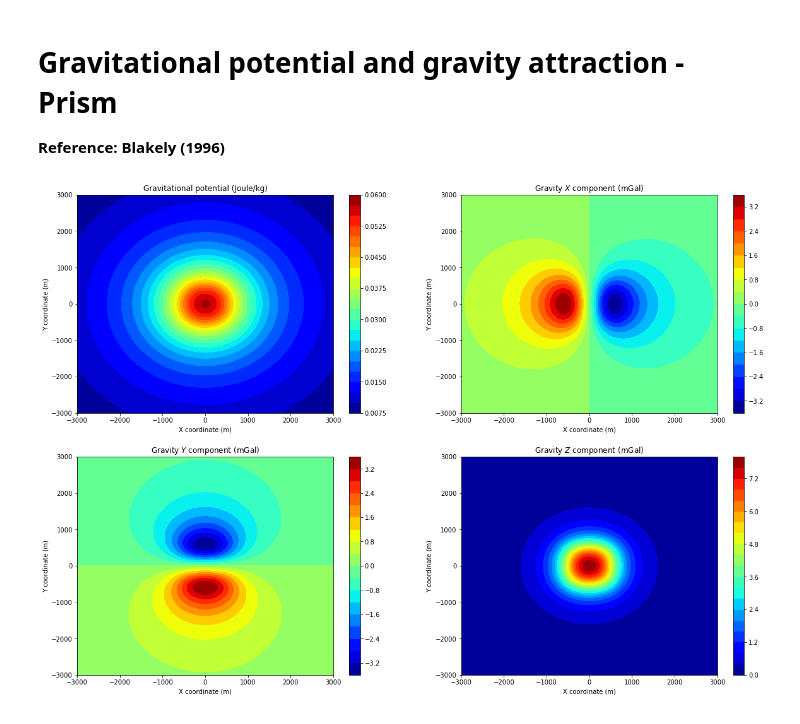
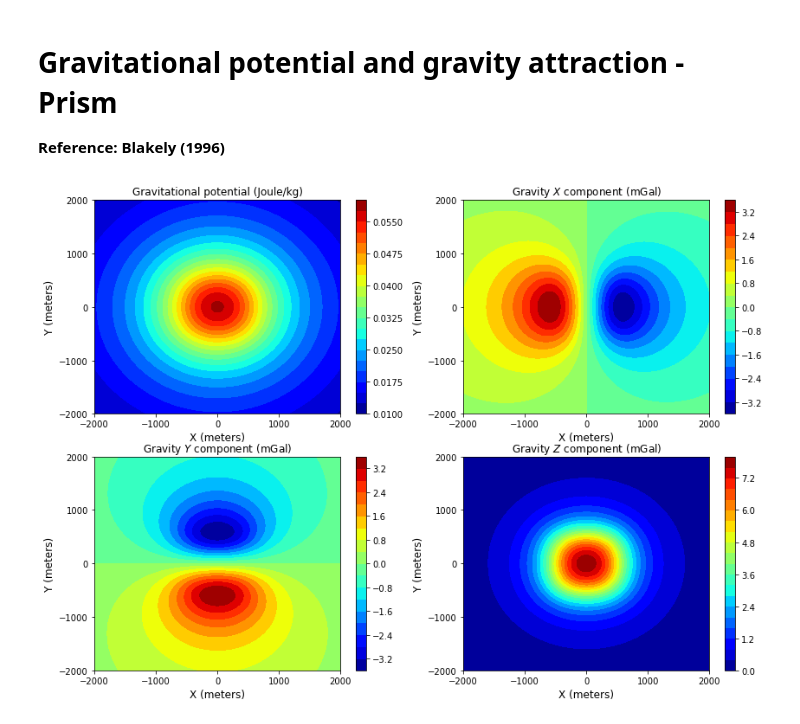
Before and after one commit to nelsondelimar/master, a Jupyter notebook: prism-grav.ipynb, the cells around one changed output. Saved outputs shown, nothing was run; the diff lists cells and outputs as text; code cells hidden in the pictures.

```diff
--- a/prism-grav.ipynb
+++ b/prism-grav.ipynb
@@ -9,7 +9,7 @@ import matplotlib.pyplot as plt
 # %%
 # Positions and number of points
 n = 500
-x = np.linspace(-3000, 3000, n)
+x = np.linspace(-2000, 2000, n)
 y = np.copy(x)
 z = -100.
 # Computes the mesh of all points
@@ -30,38 +30,45 @@ gz = prism_gz(X, Y, z, model)
 # %%
 # Ploting all results
 plt.close('all')
-plt.figure(figsize=(20,14))
+plt.figure(figsize=(14, 10))
 
 plt.subplot(2, 2, 1)
 plt.title('Gravitational potential (Joule/kg)')
 plt.contourf(X, Y, pot, 20, cmap = plt.cm.jet)
+plt.xlabel('X (meters)', fontsize = 12)
+plt.ylabel('Y (meters)', fontsize = 12)
+plt.xticks(np.linspace(x.min(), x.max(), 5))
+plt.yticks(np.linspace(y.min(), y.max(), 5))
 plt.colorbar()
-plt.xlabel('X coordinate (m)')
-plt.ylabel('Y coordinate (m)')
 
 plt.subplot(2, 2, 2)
 plt.title('Gravity $X$ component (mGal)')
 plt.contourf(X, Y, gx, 20, cmap = plt.cm.jet)
+plt.xlabel('X (meters)', fontsize = 12)
+plt.ylabel('Y (meters)', fontsize = 12)
+plt.xticks(np.linspace(x.min(), x.max(), 5))
+plt.yticks(np.linspace(y.min(), y.max(), 5))
 plt.colorbar()
-plt.xlabel('X coordinate (m)')
-plt.ylabel('Y coordinate (m)')
 
 plt.subplot(2, 2, 3)
 plt.title('Gravity $Y$ component (mGal)')
 plt.contourf(X, Y, gy, 20, cmap = plt.cm.jet)
+plt.xlabel('X (meters)', fontsize = 12)
+plt.ylabel('Y (meters)', fontsize = 12)
+plt.xticks(np.linspace(x.min(), x.max(), 5))
+plt.yticks(np.linspace(y.min(), y.max(), 5))
 plt.colorbar()
-plt.xlabel('X coordinate (m)')
-plt.ylabel('Y coordinate (m)')
 
 plt.subplot(2, 2, 4)
 plt.title('Gravity $Z$ component (mGal)')
 plt.contourf(X, Y, gz, 20, cmap = plt.cm.jet)
+plt.xlabel('X (meters)', fontsize = 12)
+plt.ylabel('Y (meters)', fontsize = 12)
+plt.xticks(np.linspace(x.min(), x.max(), 5))
+plt.yticks(np.linspace(y.min(), y.max(), 5))
 plt.colorbar()
-plt.xlabel('X coordinate (m)')
-plt.ylabel('Y coordinate (m)')
 
-plt.savefig('figures/prism-gravity')
-
+plt.savefig('figures/prism-gravity', facecolor='w', edgecolor='w', bbox_inches='tight')
 plt.show()
 # %% [output]
-[figure, old version]
+[figure, new version]
```
